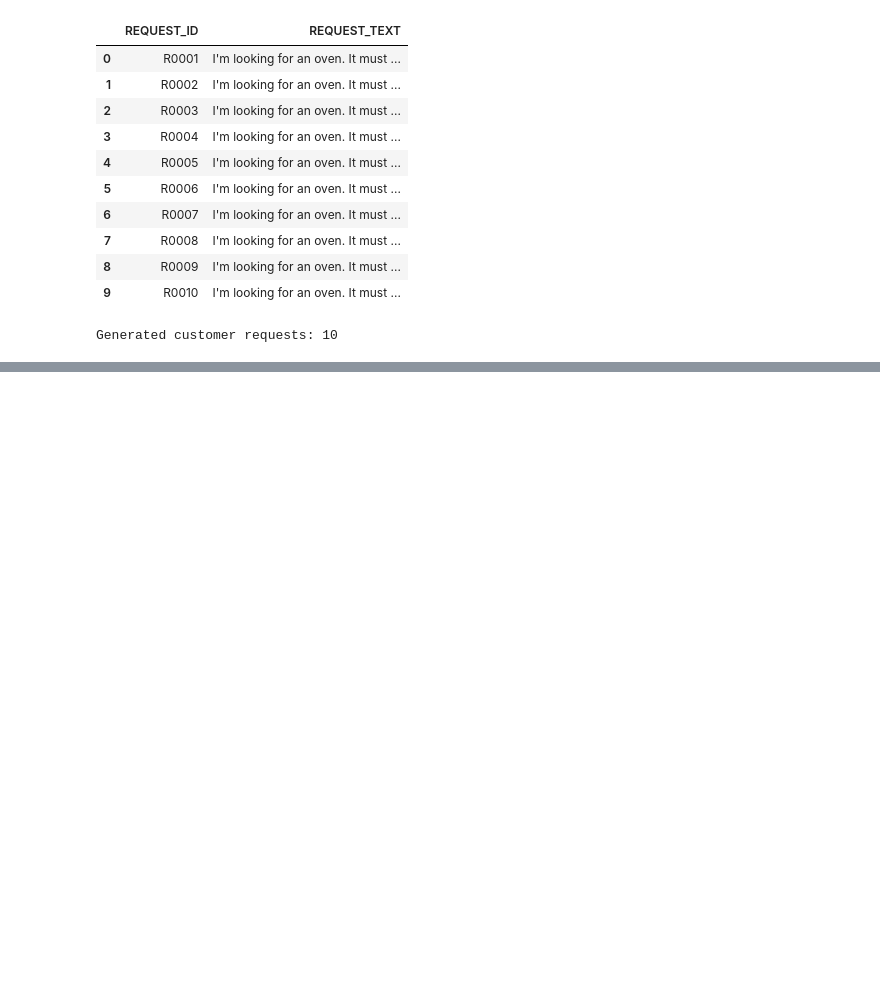
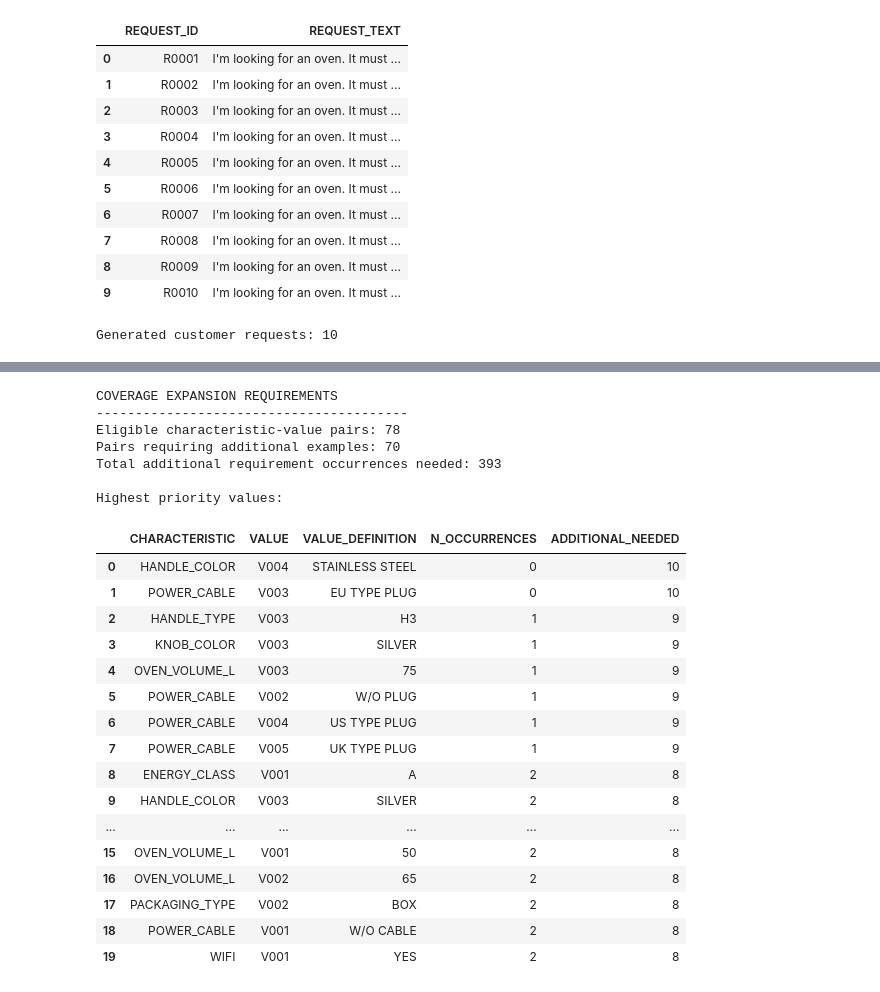
Before and after one commit to bnlozc/oven-product-matching, a Jupyter notebook: notebooks/02_customer_request_generation.ipynb, the cells around one changed output, grey strips where cells are left out. Saved outputs shown, nothing was run; the diff lists cells and outputs as text; code cells hidden in the pictures; blank space fills up the shorter version.

```diff
--- a/notebooks/02_customer_request_generation.ipynb
+++ b/notebooks/02_customer_request_generation.ipynb
@@ -1410,0 +2885,70 @@ Generated customer requests: 10
+# %%
+# Step 49 - Identify underrepresented characteristic-value pairs
+
+min_examples = expansion_targets["MIN_EXAMPLES_PER_VALUE"]
+
+coverage_targets = value_coverage.copy()
+
+coverage_targets["ADDITIONAL_NEEDED"] = (
+    min_examples - coverage_targets["N_OCCURRENCES"]
+).clip(lower=0).astype(int)
+
+coverage_targets = coverage_targets.sort_values(
+    ["ADDITIONAL_NEEDED", "CHARACTERISTIC", "VALUE"],
+    ascending=[False, True, True]
+).reset_index(drop=True)
+
+print("COVERAGE EXPANSION REQUIREMENTS")
+print("-" * 40)
+
+print("Eligible characteristic-value pairs:", len(coverage_targets))
+
+print(
+    "Pairs requiring additional examples:",
+    (coverage_targets["ADDITIONAL_NEEDED"] > 0).sum()
+)
+
+print(
+    "Total additional requirement occurrences needed:",
+    coverage_targets["ADDITIONAL_NEEDED"].sum()
+)
+
+print("\nHighest priority values:")
+
+display(
+    coverage_targets.loc[
+        coverage_targets["ADDITIONAL_NEEDED"] > 0,
+        [
+            "CHARACTERISTIC",
+            "VALUE",
+            "VALUE_DEFINITION",
+            "N_OCCURRENCES",
+            "ADDITIONAL_NEEDED"
+        ]
+    ].head(20)
+)
+# %% [output]
+COVERAGE EXPANSION REQUIREMENTS
+----------------------------------------
+Eligible characteristic-value pairs: 78
+Pairs requiring additional examples: 70
+Total additional requirement occurrences needed: 393
+
+Highest priority values:
+|  | CHARACTERISTIC | VALUE | VALUE_DEFINITION | N_OCCURRENCES | ADDITIONAL_NEEDED |
+| 0 | HANDLE_COLOR | V004 | STAINLESS STEEL | 0 | 10 |
+| 1 | POWER_CABLE | V003 | EU TYPE PLUG | 0 | 10 |
+| 2 | HANDLE_TYPE | V003 | H3 | 1 | 9 |
+| 3 | KNOB_COLOR | V003 | SILVER | 1 | 9 |
+| 4 | OVEN_VOLUME_L | V003 | 75 | 1 | 9 |
+| 5 | POWER_CABLE | V002 | W/O PLUG | 1 | 9 |
+| 6 | POWER_CABLE | V004 | US TYPE PLUG | 1 | 9 |
+| 7 | POWER_CABLE | V005 | UK TYPE PLUG | 1 | 9 |
+| 8 | ENERGY_CLASS | V001 | A | 2 | 8 |
+| 9 | HANDLE_COLOR | V003 | SILVER | 2 | 8 |
+| ... | ... | ... | ... | ... | ... |
+| 15 | OVEN_VOLUME_L | V001 | 50 | 2 | 8 |
+| 16 | OVEN_VOLUME_L | V002 | 65 | 2 | 8 |
+| 17 | PACKAGING_TYPE | V002 | BOX | 2 | 8 |
+| 18 | POWER_CABLE | V001 | W/O CABLE | 2 | 8 |
+| 19 | WIFI | V001 | YES | 2 | 8 |
```
Also changed, not shown: parts of 103 cells of this notebook, 22 other files.
